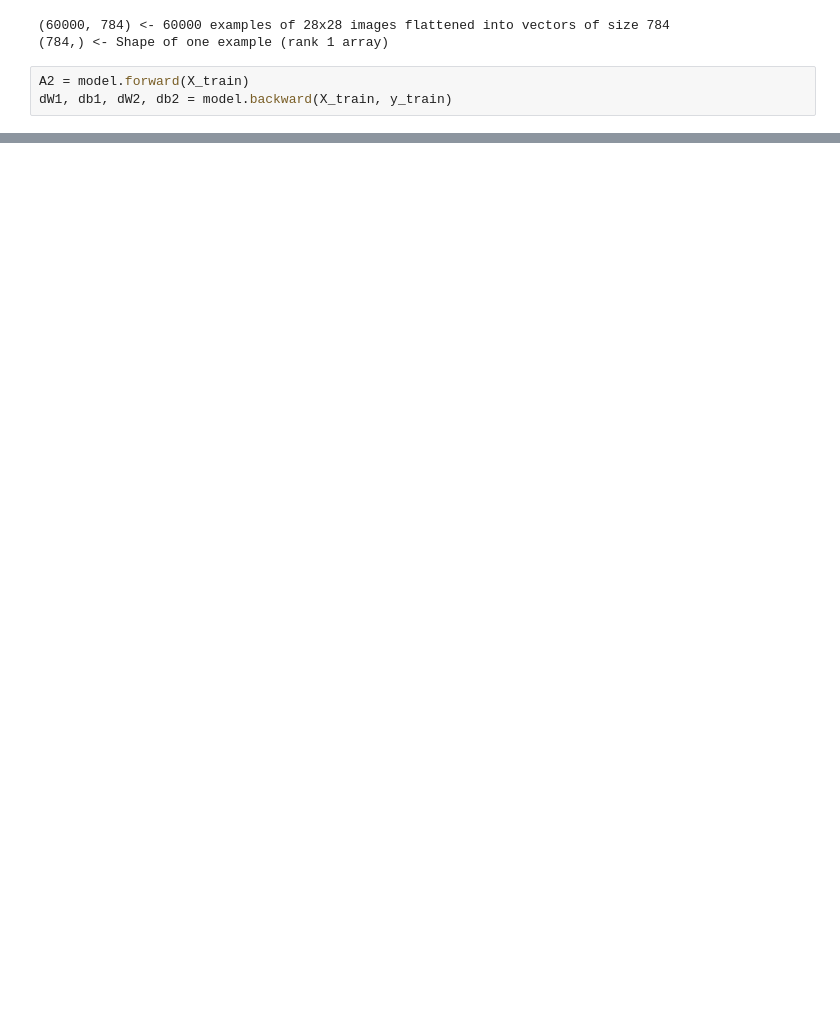
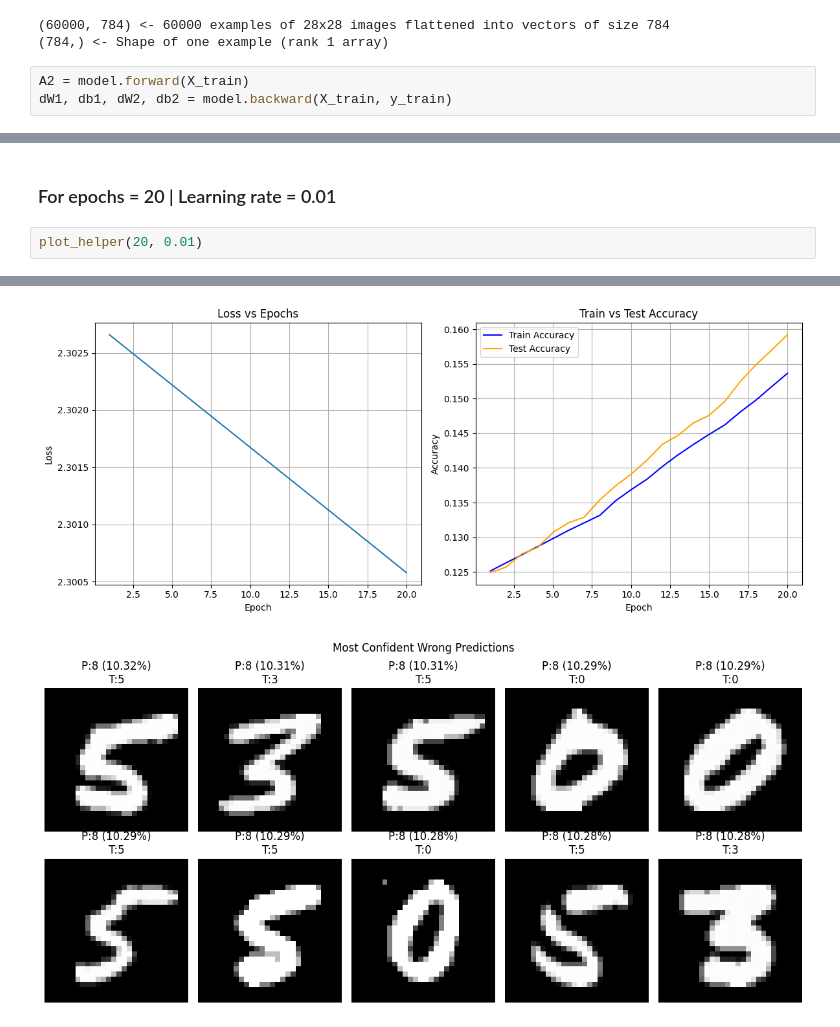
Before and after one commit to S84v/mnist-from-scratch, a Jupyter notebook: notebook.ipynb, the cells around one changed output, grey strips where cells are left out. Drawn from its saved outputs; the diff is of its cells as text; blank space fills up the shorter version.

```diff
--- a/notebook.ipynb
+++ b/notebook.ipynb
@@ -34,0 +319,5 @@ db1: (1, 128)
+# %% [markdown]
+### For epochs = 20 | Learning rate = 0.01
+# %%
+plot_helper(20, 0.01)
+# %% [output]
@@ -34,0 +344,2 @@ db1: (1, 128)
+[figure, added]
+[figure, added]
```
Also changed, not shown: parts of 21 cells of this notebook.
